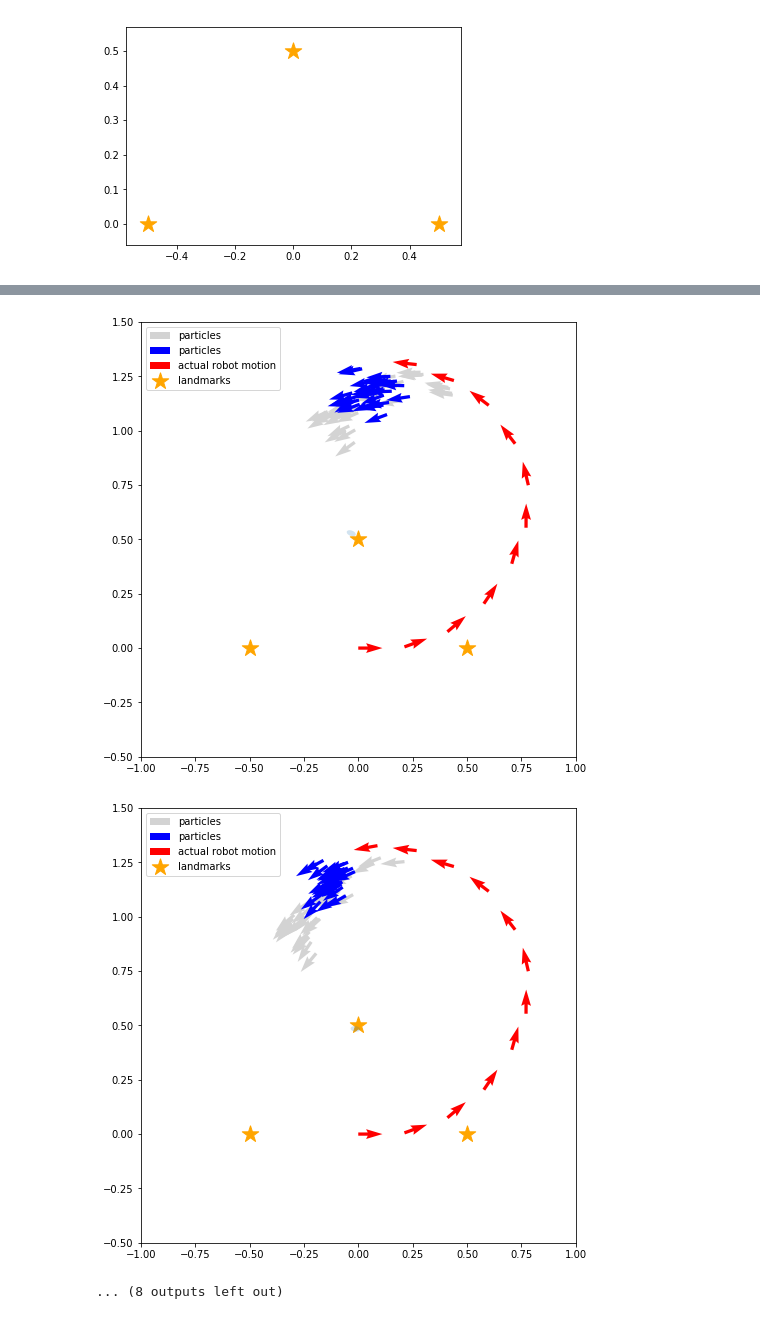
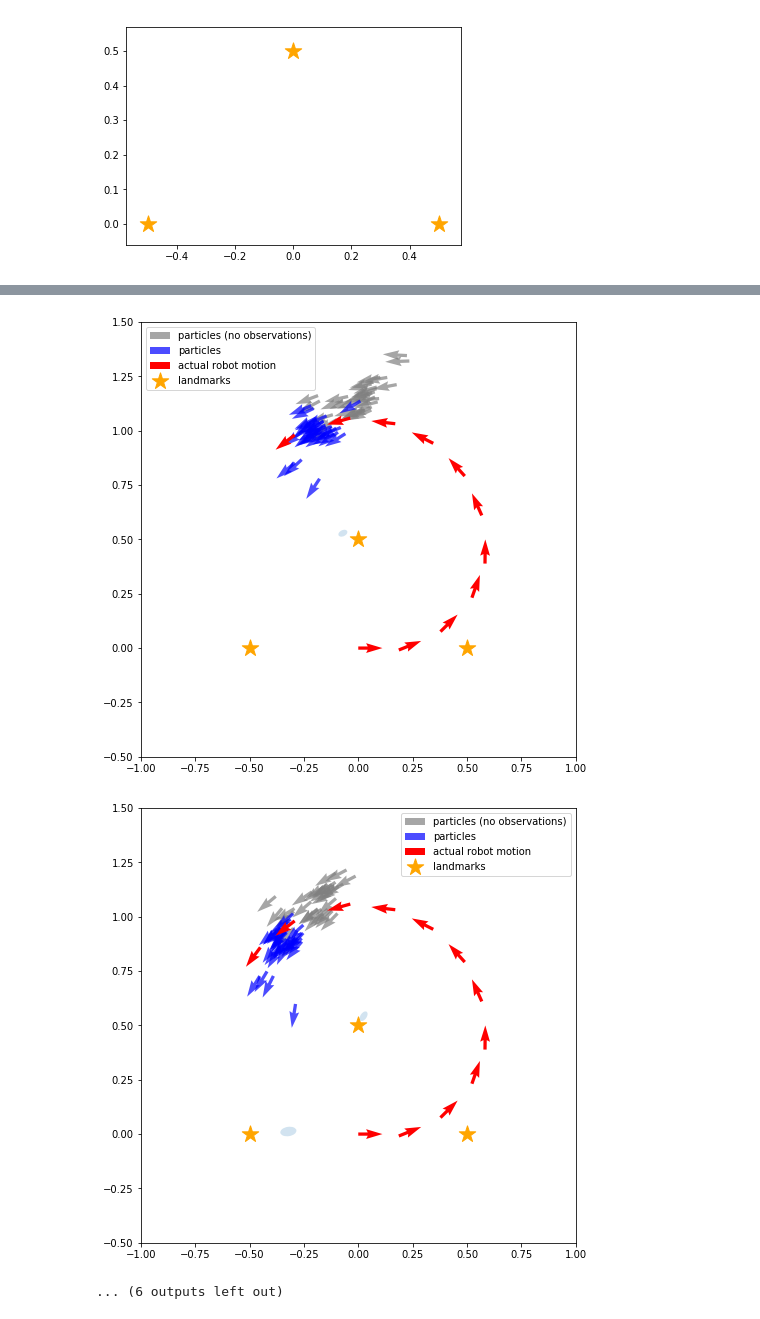
Before and after one commit to ryuichiueda/probrobo_practice, a Jupyter notebook: monte_carlo_localization/observation.ipynb, the cells around one changed output, grey strips where cells are left out. Saved outputs shown, nothing was run; the diff lists cells and outputs as text; code cells hidden in the pictures.

```diff
--- a/monte_carlo_localization/observation.ipynb
+++ b/monte_carlo_localization/observation.ipynb
@@ -22,7 +22,6 @@ class Gaussian2D:
         delta = pos - self.mean
         numerator = math.exp(-0.5 * (delta.T).dot(np.linalg.inv(self.cov)).dot(delta))
         denominator = 2 * math.pi * math.sqrt(np.linalg.det(self.cov))
-        #print(numerator / denominator)
         return numerator / denominator
 
     def ellipse(self):
@@ -32,7 +31,7 @@ class Gaussian2D:
         v2 = eigen[0][1] * eigen[1][1]
         v1_direction = math.atan2(v1[1],v1[0])
 
-        e = Ellipse(self.mean,width=np.linalg.norm(v1),height=np.linalg.norm(v2),angle=v1_direction/3.14*180)
+        e = Ellipse(self.mean,width=3*np.linalg.norm(v1),height=3*np.linalg.norm(v2),angle=v1_direction/3.14*180)
         e.set_alpha(0.2)
 
         return e
@@ -68,15 +67,18 @@ class Observation:
         if direction > self.sensor_max_angle or direction < self.sensor_min_angle:
             return
 
-        distance = random.gauss(distance,distance * 0.03)   #3% gauss noise
-        direction = random.gauss(direction,math.pi * 3 /180)   #3deg gauss noise
+        sigma_distance = distance * 0.05 #5% gauss noise
+        sigma_direction = math.pi * 5 / 180 #5deg gauss noise
+
+        distance = random.gauss(distance, sigma_distance)
+        direction = random.gauss(direction, sigma_direction)
 
         x = rx + distance * math.cos(rt + direction)
         y = ry + distance * math.sin(rt + direction)
 
         self.mean = np.array([x,y]).T
 
-        self.error_ellipse = Gaussian2D(sigma_x = distance * 0.03, sigma_y = distance * math.sin(math.pi * 3 /180 ) , cov_xy = 0.0)
+        self.error_ellipse = Gaussian2D(sigma_x = sigma_distance, sigma_y = distance * math.sin(sigma_direction) , cov_xy = 0.0)
         self.error_ellipse.shift(self.mean, rt + direction)
 
         self.distance, self.direction = distance, direction
@@ -138,12 +140,12 @@ class ParticleFilter:
             after = motion(p.pos,fw,rot)
             p.pos = after
 
-    def draw(self,c="blue"):
+    def draw(self,c="blue",lbl="particles"):
         xs = [p.pos[0] for p in self.particles]
         ys = [p.pos[1] for p in self.particles]
         vxs = [math.cos(p.pos[2]) for p in self.particles]
         vys = [math.sin(p.pos[2]) for p in self.particles]
-        plt.quiver(xs,ys,vxs,vys,color=c,label="particles")
+        plt.quiver(xs,ys,vxs,vys,color=c,label=lbl,alpha=0.7)
 # %%
 class Robot:
     def __init__(self,x,y,rad):
@@ -192,7 +194,7 @@ class Robot:
         for obs in self.observations:
             obs.draw(sp)
 
-        self.pf_no_obs.draw("lightgray")
+        self.pf_no_obs.draw("gray","particles (no observations)")
         self.pf.draw()
 
         xs = [e[0] for e in self.actual_poses]
@@ -216,7 +218,7 @@ def draw(i=0):
 robot = Robot(0,0,0)
 draw(0)
 
-for i in range(1,20):
+for i in range(1,18):
     robot.move(0.2,math.pi / 180.0 * 20)
     robot.observation(actual_landmarks)
     draw(i)
@@ -234,3 +236,3 @@ for i in range(1,20):
-[figure, old version]
+[figure, new version]
-[figure, old version]
+[figure, new version]
-... (8 outputs left out)
+... (6 outputs left out)
```
Also changed, not shown: parts of 1 cell of this notebook.
